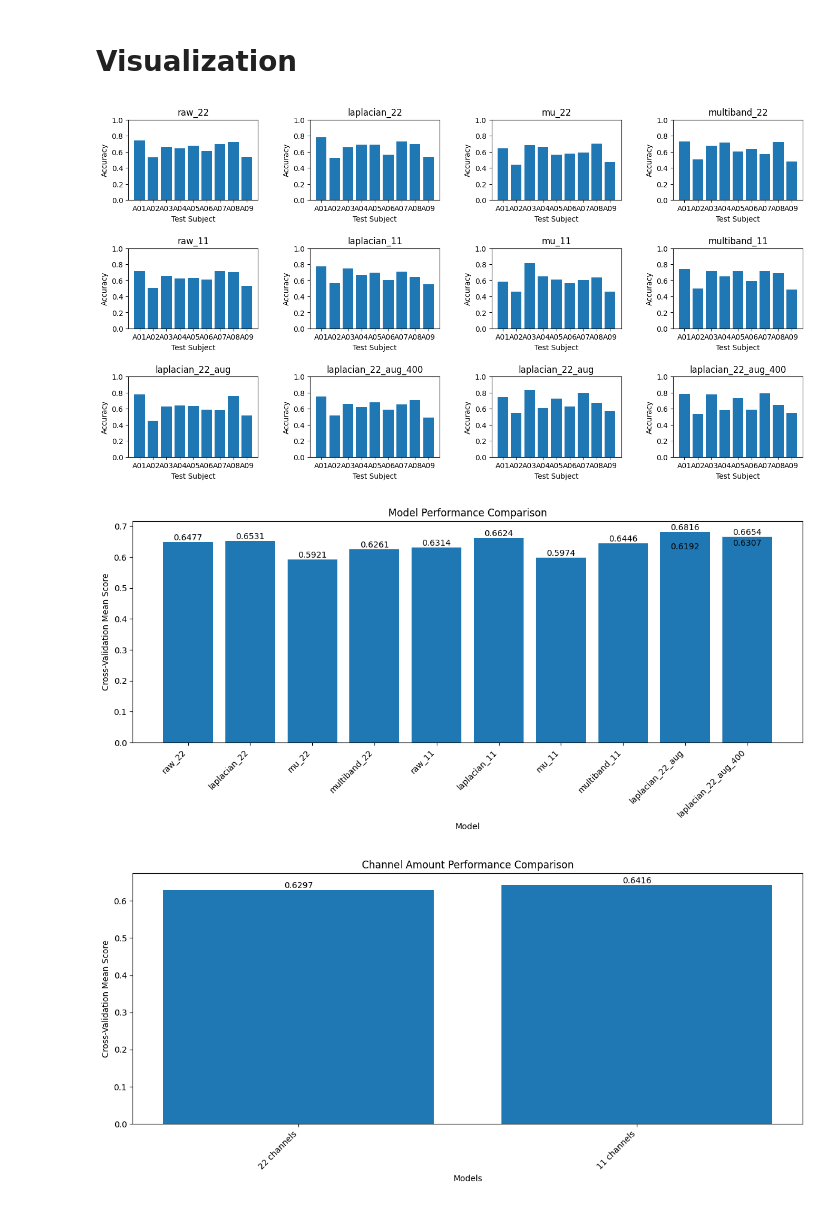
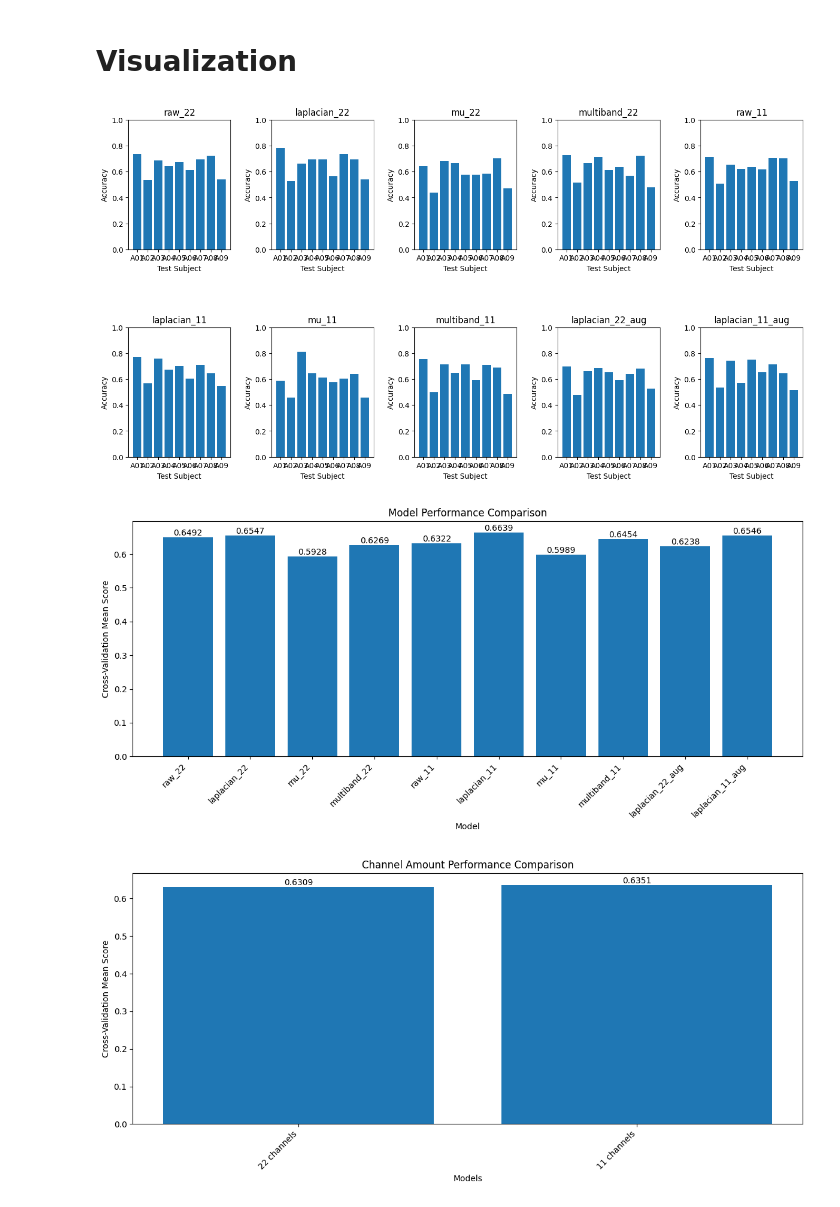
Before and after one commit to EnekoIsturitzSesma/Biosignal-ML-Analysis, a Jupyter notebook: notebooks/EEGNet.ipynb, the cells around one changed output. Drawn from its saved outputs; the diff is of its cells as text; code cells hidden in the pictures.

Commit message:
data augmentation added to EEGNet

```diff
--- a/notebooks/EEGNet.ipynb
+++ b/notebooks/EEGNet.ipynb
@@ -361,5 +360,0 @@ Fold 5 | Subject A05 | Train Acc: 0.6843 | Test Acc: 0.6319
-# %%
-model, test_subject_accuracies = train_model_cv(X_22, y_22, subjects, transforms=['laplacian'], epochs=400, lr=0.0003, patience=20, augment=True)
-models['model'].append(model)
-models['accuracies'].append(test_subject_accuracies)
-models['name'].append('laplacian_22_aug_400')
@@ -388,5 +366,5 @@ Fold 3 | Subject A03 | Train Acc: 0.6800 | Test Acc: 0.6597
 model, test_subject_accuracies = train_model_cv(X_11, y_11, subjects, transforms=['laplacian'], epochs=100, lr=0.0003, patience=20, augment=True)
 models['model'].append(model)
 models['accuracies'].append(test_subject_accuracies)
-models['name'].append('laplacian_22_aug')
+models['name'].append('laplacian_11_aug')
 # %% [output]
@@ -414,5 +394,0 @@ Early stopping in epoch 98. Best train loss: 0.5853
-# %%
-model, test_subject_accuracies = train_model_cv(X_11, y_11, subjects, transforms=['laplacian'], epochs=400, lr=0.0003, patience=20, augment=True)
-models['model'].append(model)
-models['accuracies'].append(test_subject_accuracies)
-models['name'].append('laplacian_22_aug_400')
@@ -436,10 +395,10 @@ Fold 3 | Subject A03 | Train Acc: 0.6922 | Test Acc: 0.7778
 # %% [markdown]
 # Visualization
 # %%
-fig, axes = plt.subplots(3, 4, figsize=(16, 8))
+fig, axes = plt.subplots(2, 5, figsize=(16, 8))
 
 for i, (name, accuracies) in enumerate(zip(models['name'], models['accuracies'])):
-    ax = axes[i // 4, i % 4]
+    ax = axes[i // 5, i % 5]
     ax.bar(np.unique(subjects), accuracies)
     ax.set_title(name)
     ax.set_xlabel('Test Subject')
@@ -461,33 +420,33 @@ accs = []
 
 for acc in models['accuracies']:
     accs.append(np.mean(acc))
 
 plt.figure(figsize=(12, 6))
 bars = plt.bar(models['name'], accs)
 plt.xlabel('Model')
 plt.ylabel('Cross-Validation Mean Score')
 plt.title('Model Performance Comparison')
 plt.bar_label(bars, fmt="%.4f")
 plt.xticks(rotation=45, ha='right')
 plt.tight_layout(rect=[0, 0, 1, 0.95],)
 plt.savefig("../figures/mean_accuracies.png")
 mlflow.log_artifact("../figures/mean_accuracies.png")
 
 
 acc_11_ch = np.mean(accs[4:8])
 acc_22_ch = np.mean(accs[:4])
 
 plt.figure(figsize=(12, 6))
 bars = plt.bar(['22 channels', '11 channels'], [acc_22_ch, acc_11_ch])
 plt.xlabel('Models')
 plt.ylabel('Cross-Validation Mean Score')
 plt.title('Channel Amount Performance Comparison')
 plt.bar_label(bars, fmt="%.4f")
 plt.xticks(rotation=45, ha='right')
 plt.tight_layout(rect=[0, 0, 1, 0.95],)
 plt.savefig("../figures/mean_accuracies_per_channel_amount.png")
 mlflow.log_artifact("../figures/mean_accuracies_per_channel_amount.png")
 # %% [output]
-[figure, old version]
+[figure, new version]
-[figure, old version]
+[figure, new version]
 [figure]
```
Also changed, not shown: parts of 14 cells of this notebook, 1 other file.
